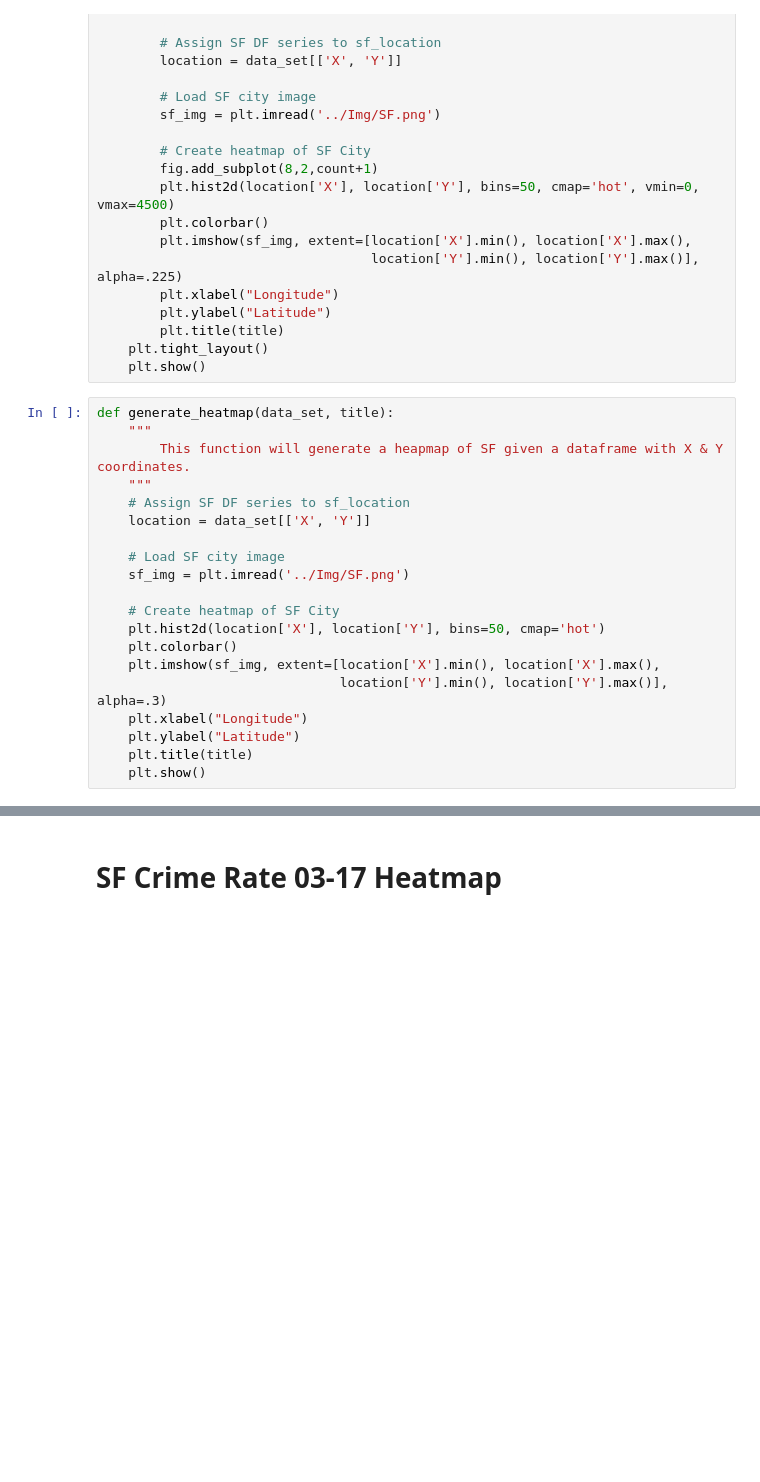
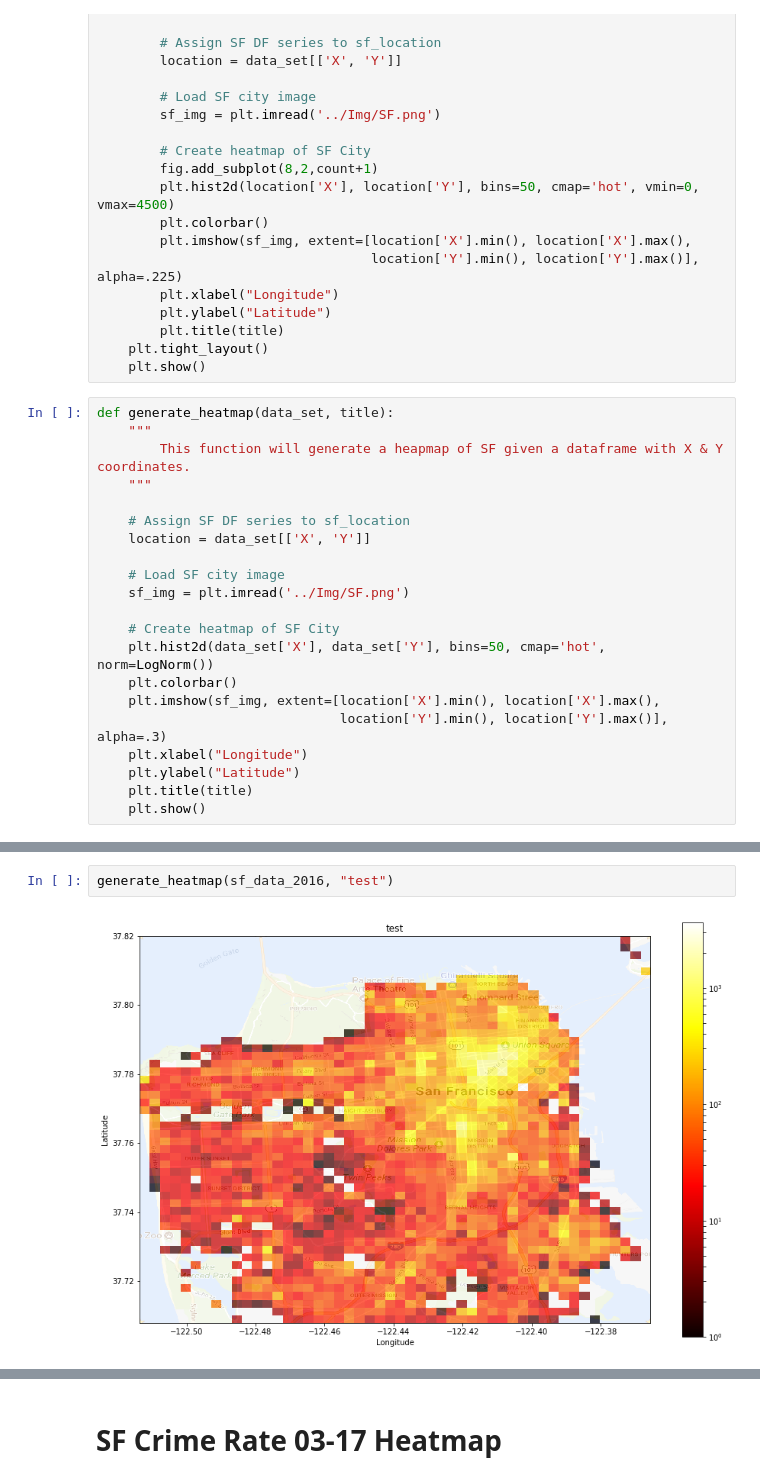
Before and after one commit to NathanNguyen345/DataScience_Capstone1, a Jupyter notebook: ExploratoryData/SF_Crime_Rate.ipynb, the cells around one changed output, grey strips where cells are left out. Drawn from its saved outputs; the diff is of its cells as text; blank space fills up the shorter version.

Commit message:
Heatmap log plot

```diff
--- a/ExploratoryData/SF_Crime_Rate.ipynb
+++ b/ExploratoryData/SF_Crime_Rate.ipynb
@@ -167,6 +168,7 @@ def generate_heatmap(data_set, title):
     """
         This function will generate a heapmap of SF given a dataframe with X & Y coordinates.
     """
+
     # Assign SF DF series to sf_location
     location = data_set[['X', 'Y']]
 
@@ -174,7 +176,7 @@ def generate_heatmap(data_set, title):
     sf_img = plt.imread('../Img/SF.png')
 
     # Create heatmap of SF City
-    plt.hist2d(location['X'], location['Y'], bins=50, cmap='hot')
+    plt.hist2d(data_set['X'], data_set['Y'], bins=50, cmap='hot', norm=LogNorm())
     plt.colorbar()
     plt.imshow(sf_img, extent=[location['X'].min(), location['X'].max(),
                                location['Y'].min(), location['Y'].max()], alpha=.3)
@@ -184,0 +195,4 @@ def generate_heatmap(data_set, title):
+# %%
+generate_heatmap(sf_data_2016, "test")
+# %% [output]
+[figure, added]
```
Also changed, not shown: parts of 7 cells of this notebook.
